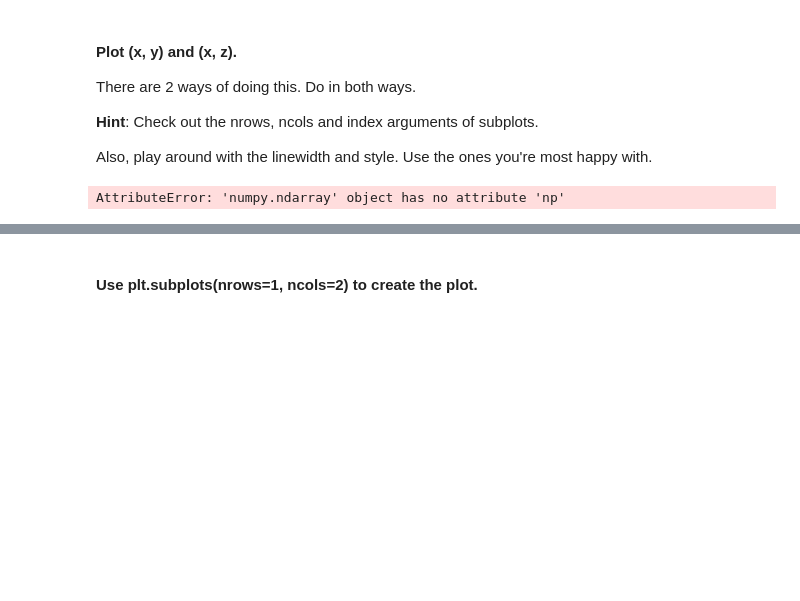
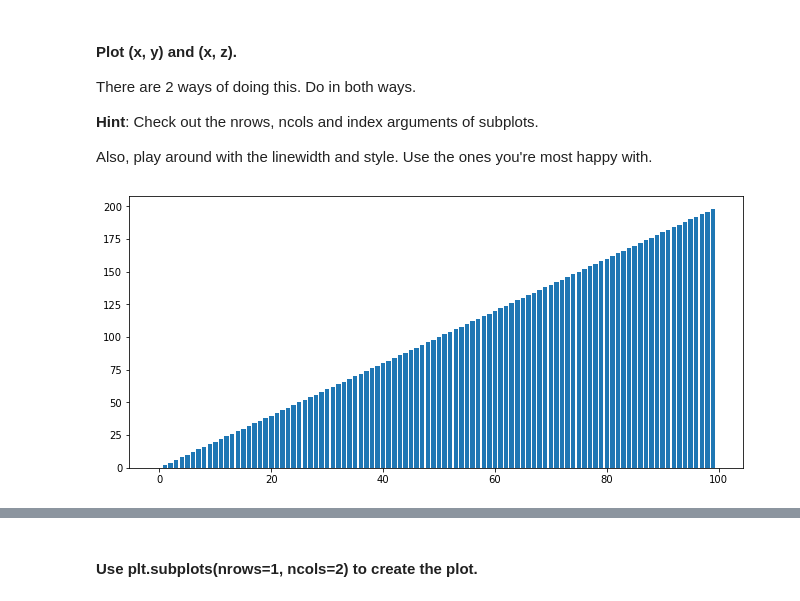
Before and after one commit to angel-barruz/dataptmad0522_labs, a Jupyter notebook: module-2/matplotlib-seaborn/your-code/main.ipynb, the cells around one changed output, grey strips where cells are left out. Drawn from its saved outputs; the diff is of its cells as text; code cells hidden in the pictures; blank space fills up the shorter version.

```diff
--- a/module-2/matplotlib-seaborn/your-code/main.ipynb
+++ b/module-2/matplotlib-seaborn/your-code/main.ipynb
@@ -39,9 +39,12 @@ There are 2 ways of doing this. Do in both ways.
 **Hint**: Check out the nrows, ncols and index arguments of subplots.
 
 Also, play around with the linewidth and style. Use the ones you're most happy with.
-# %%
-# Method 1
-x.np.arange(by=["CO2 Emission Grams/Mile", "City MPG", "Highway MPG"], inplace=True)
-x.plot(x="CO2 Emission Grams/Mile", y=["City MPG", "Highway MPG"])
-# %% [output]
-AttributeError: 'numpy.ndarray' object has no attribute 'np'
+# %%
+# Method 1 (x,y)
+fig, ax = plt.subplots(ncols = 1,
+                       nrows = 1,
+                       figsize= (11,5))
+ax.bar(x, y)
+plt.show();
+# %% [output]
+[figure, added]
```
Also changed, not shown: parts of 39 cells of this notebook, 1 other file.
